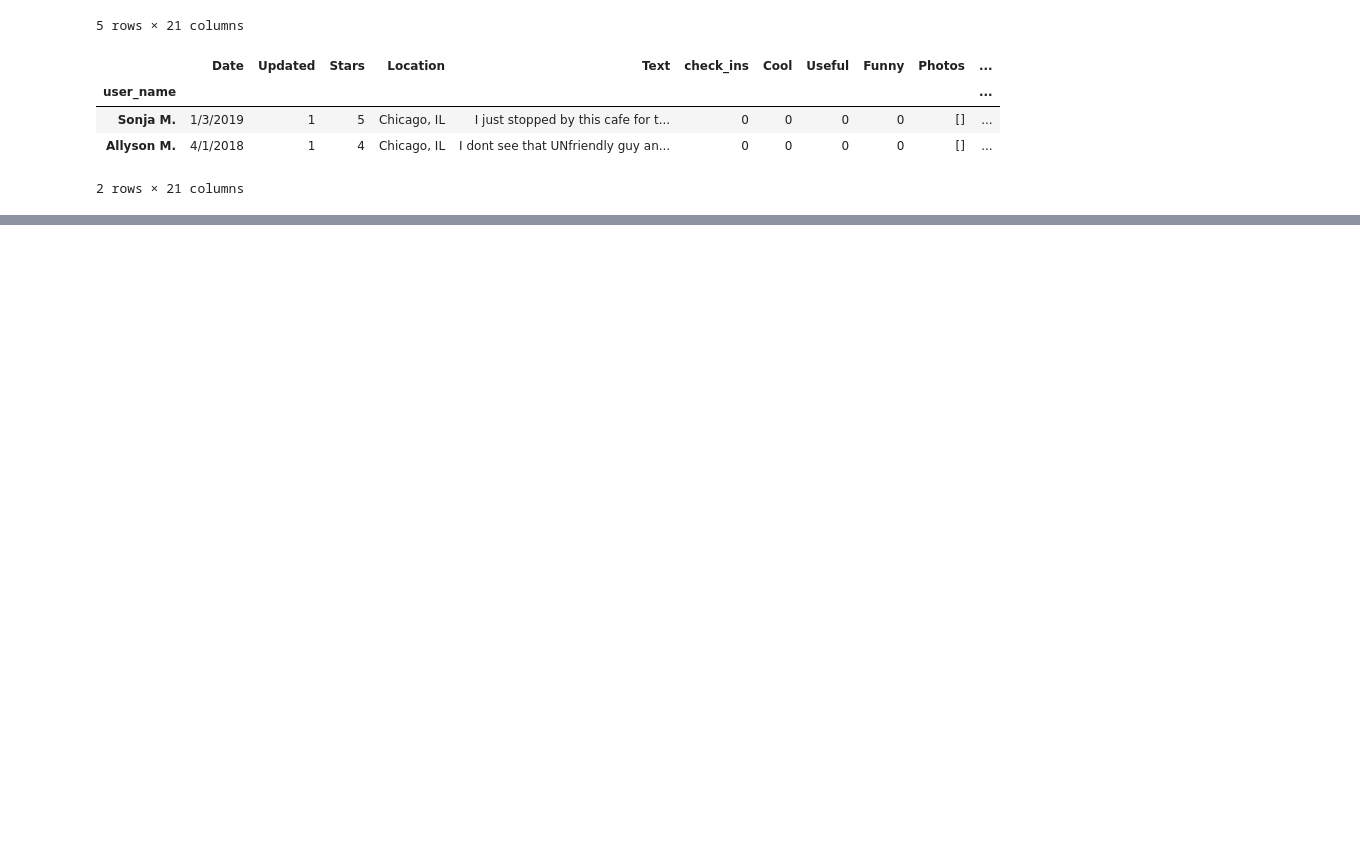
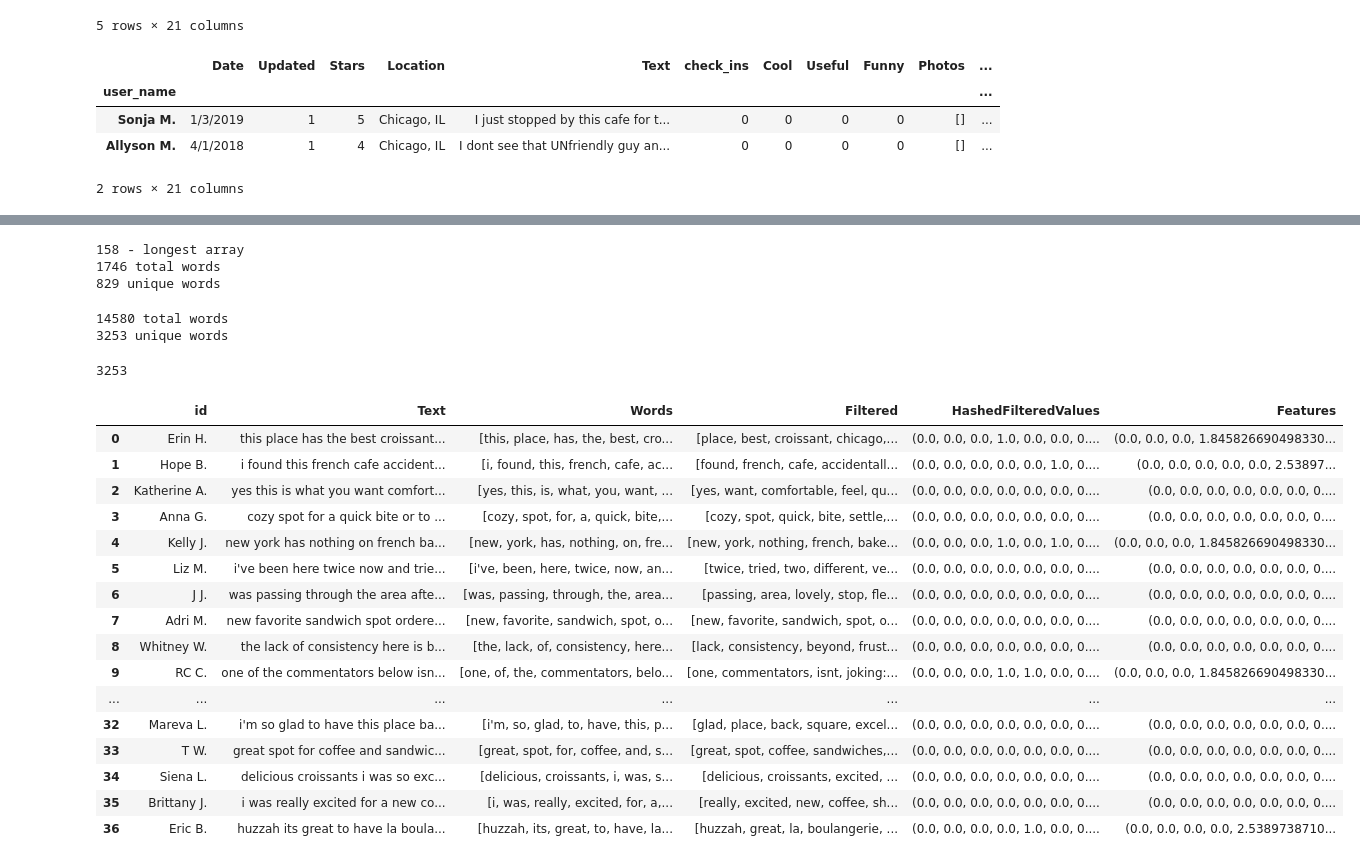
Before and after one commit to PoojaChopra123/pie_thon, a Jupyter notebook: jupyter notebooks/stacy_scratch.ipynb, the cells around one changed output, grey strips where cells are left out. Cells and saved outputs as stored; diff of their text form; code cells hidden in the pictures; blank space fills up the shorter version.

```diff
--- a/jupyter notebooks/stacy_scratch.ipynb
+++ b/jupyter notebooks/stacy_scratch.ipynb
@@ -786,0 +653,5 @@ lychee_event_df.to_csv('lychee_events.csv')
+# %%
+spark = SparkSession.builder.appName('nlp_yelp').getOrCreate()
+tokenizer = Tokenizer(inputCol="Text", outputCol="Words")
+remover = StopWordsRemover(inputCol="Words", outputCol="Filtered")
+idf = IDF(inputCol="HashedFilteredValues", outputCol="Features")
@@ -786,0 +814,9 @@ lychee_event_df.to_csv('lychee_events.csv')
+# %%
+dataframe = spark.createDataFrame(damen_nlp_list,["id", "Text"])
+tokenized = tokenizer.transform(dataframe)
+removed = remover.transform(tokenized)
+hashed_df = hashing.transform(removed)
+idfModel = idf.fit(hashed_df)
+rescaledData = idfModel.transform(hashed_df)
+damen_nlp_df = rescaledData.toPandas()
+damen_nlp_df.head()
@@ -786,0 +985,9 @@ lychee_event_df.to_csv('lychee_events.csv')
+# %%
+dataframe_belmont = spark.createDataFrame(belmont_nlp_list,["id", "Text"])
+tokenized_belmont = tokenizer.transform(dataframe_belmont)
+removed_belmont = remover.transform(tokenized_belmont)
+hashed_df_belmont = hashing.transform(removed_belmont)
+idfModel_belmont = idf.fit(hashed_df_belmont)
+rescaledData_belmont = idfModel_belmont.transform(hashed_df_belmont)
+belmont_nlp_df = rescaledData_belmont.toPandas()
+belmont_nlp_df.head()
@@ -786,0 +1156,9 @@ lychee_event_df.to_csv('lychee_events.csv')
+# %%
+dataframe_logan = spark.createDataFrame(logan_nlp_list,["id", "Text"])
+tokenized_logan = tokenizer.transform(dataframe_logan)
+removed_logan = remover.transform(tokenized_logan)
+hashed_df_logan = hashing.transform(removed_logan)
+idfModel_logan = idf.fit(hashed_df_logan)
+rescaledData_logan = idfModel_logan.transform(hashed_df_logan)
+logan_nlp_df = rescaledData_logan.toPandas()
+logan_nlp_df.head()
@@ -786,0 +1215,23 @@ lychee_event_df.to_csv('lychee_events.csv')
+# %%
+longest = 0
+logan_master_array = []
+for index, row in logan_nlp_df.iterrows():
+    logan_master_array = logan_master_array + row.Filtered
+    if len(row.Filtered) > longest:
+        longest = len(row.Filtered)
+print(f'{longest} - longest array')
+print(f'{len(logan_master_array)} total words')
+logan_set_master = set(logan_master_array)
+print(f'{len(logan_set_master)} unique words')
+# %% [output]
+158 - longest array
+1746 total words
+829 unique words
+# %%
+all_review_master = damen_master_array + belmont_master_array + logan_master_array
+all_set_master = set(all_review_master)
+print(f'{len(all_review_master)} total words')
+print(f'{len(all_set_master)} unique words')
+# %% [output]
+14580 total words
+3253 unique words
@@ -786,0 +1241,24 @@ lychee_event_df.to_csv('lychee_events.csv')
+# %%
+len(unique_master_list)
+# %% [output]
+3253
+# %%
+logan_nlp_df
+# %% [output]
+|  | id | Text | Words | Filtered | HashedFilteredValues | Features |
+| 0 | Erin H. | this place has the best croissant... | [this, place, has, the, best, cro... | [place, best, croissant, chicago,... | (0.0, 0.0, 0.0, 1.0, 0.0, 0.0, 0.... | (0.0, 0.0, 0.0, 1.845826690498330... |
+| 1 | Hope B. | i found this french cafe accident... | [i, found, this, french, cafe, ac... | [found, french, cafe, accidentall... | (0.0, 0.0, 0.0, 0.0, 0.0, 1.0, 0.... | (0.0, 0.0, 0.0, 0.0, 0.0, 2.53897... |
+| 2 | Katherine A. | yes this is what you want comfort... | [yes, this, is, what, you, want, ... | [yes, want, comfortable, feel, qu... | (0.0, 0.0, 0.0, 0.0, 0.0, 0.0, 0.... | (0.0, 0.0, 0.0, 0.0, 0.0, 0.0, 0.... |
+| 3 | Anna G. | cozy spot for a quick bite or to ... | [cozy, spot, for, a, quick, bite,... | [cozy, spot, quick, bite, settle,... | (0.0, 0.0, 0.0, 0.0, 0.0, 0.0, 0.... | (0.0, 0.0, 0.0, 0.0, 0.0, 0.0, 0.... |
+| 4 | Kelly J. | new york has nothing on french ba... | [new, york, has, nothing, on, fre... | [new, york, nothing, french, bake... | (0.0, 0.0, 0.0, 1.0, 0.0, 1.0, 0.... | (0.0, 0.0, 0.0, 1.845826690498330... |
+| 5 | Liz M. | i've been here twice now and trie... | [i've, been, here, twice, now, an... | [twice, tried, two, different, ve... | (0.0, 0.0, 0.0, 0.0, 0.0, 0.0, 0.... | (0.0, 0.0, 0.0, 0.0, 0.0, 0.0, 0.... |
+| 6 | J J. | was passing through the area afte... | [was, passing, through, the, area... | [passing, area, lovely, stop, fle... | (0.0, 0.0, 0.0, 0.0, 0.0, 0.0, 0.... | (0.0, 0.0, 0.0, 0.0, 0.0, 0.0, 0.... |
+| 7 | Adri M. | new favorite sandwich spot ordere... | [new, favorite, sandwich, spot, o... | [new, favorite, sandwich, spot, o... | (0.0, 0.0, 0.0, 0.0, 0.0, 0.0, 0.... | (0.0, 0.0, 0.0, 0.0, 0.0, 0.0, 0.... |
+| 8 | Whitney W. | the lack of consistency here is b... | [the, lack, of, consistency, here... | [lack, consistency, beyond, frust... | (0.0, 0.0, 0.0, 0.0, 0.0, 0.0, 0.... | (0.0, 0.0, 0.0, 0.0, 0.0, 0.0, 0.... |
+| 9 | RC C. | one of the commentators below isn... | [one, of, the, commentators, belo... | [one, commentators, isnt, joking:... | (0.0, 0.0, 0.0, 1.0, 1.0, 0.0, 0.... | (0.0, 0.0, 0.0, 1.845826690498330... |
+| ... | ... | ... | ... | ... | ... | ... |
+| 32 | Mareva L. | i'm so glad to have this place ba... | [i'm, so, glad, to, have, this, p... | [glad, place, back, square, excel... | (0.0, 0.0, 0.0, 0.0, 0.0, 0.0, 0.... | (0.0, 0.0, 0.0, 0.0, 0.0, 0.0, 0.... |
+| 33 | T W. | great spot for coffee and sandwic... | [great, spot, for, coffee, and, s... | [great, spot, coffee, sandwiches,... | (0.0, 0.0, 0.0, 0.0, 0.0, 0.0, 0.... | (0.0, 0.0, 0.0, 0.0, 0.0, 0.0, 0.... |
+| 34 | Siena L. | delicious croissants i was so exc... | [delicious, croissants, i, was, s... | [delicious, croissants, excited, ... | (0.0, 0.0, 0.0, 0.0, 0.0, 0.0, 0.... | (0.0, 0.0, 0.0, 0.0, 0.0, 0.0, 0.... |
+| 35 | Brittany J. | i was really excited for a new co... | [i, was, really, excited, for, a,... | [really, excited, new, coffee, sh... | (0.0, 0.0, 0.0, 0.0, 0.0, 0.0, 0.... | (0.0, 0.0, 0.0, 0.0, 0.0, 0.0, 0.... |
+| 36 | Eric B. | huzzah its great to have la boula... | [huzzah, its, great, to, have, la... | [huzzah, great, la, boulangerie, ... | (0.0, 0.0, 0.0, 0.0, 1.0, 0.0, 0.... | (0.0, 0.0, 0.0, 0.0, 2.5389738710... |
```
Also changed, not shown: parts of 76 cells of this notebook, 4 other files.
